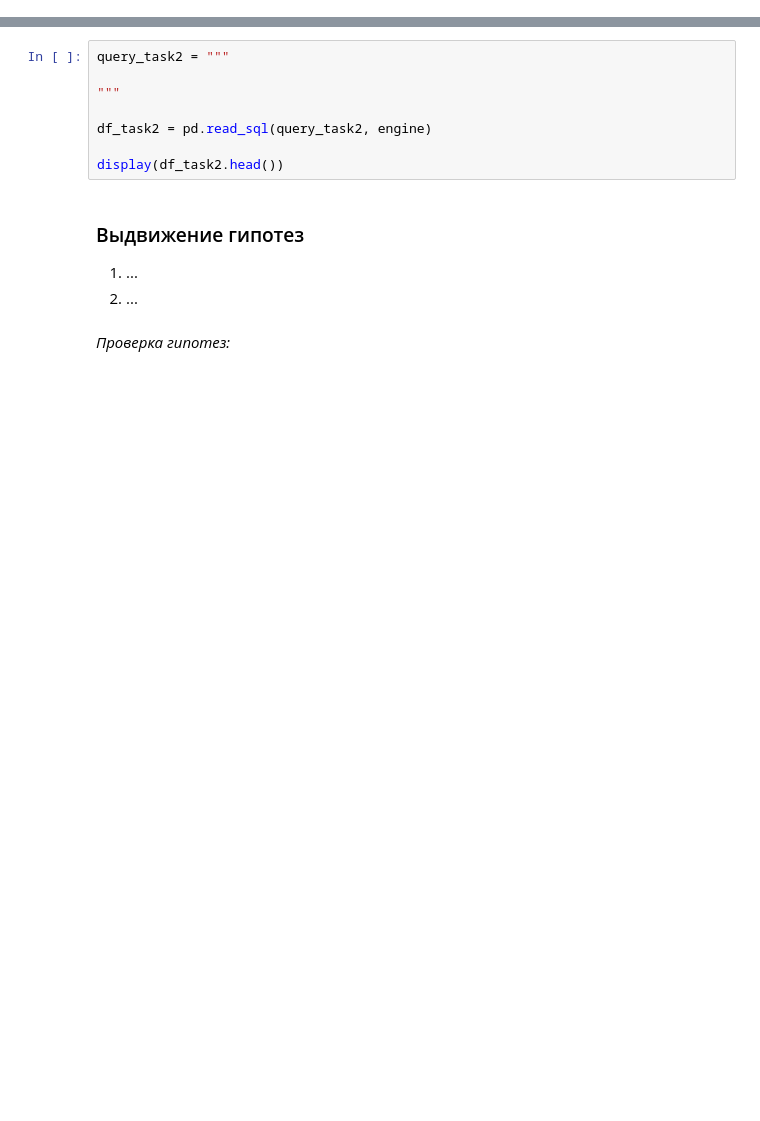
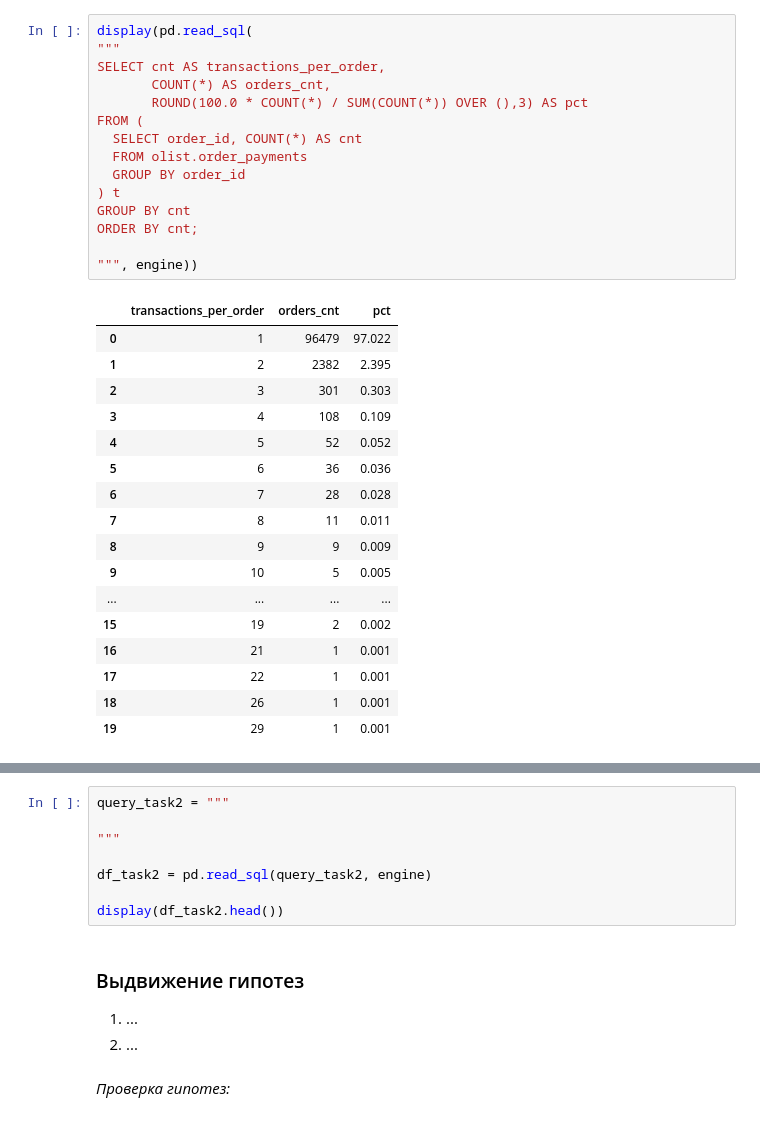
Before and after one commit to OPSphystech420/DB_Lab, a Jupyter notebook: lab_work.ipynb, the cells around one changed output, grey strips where cells are left out. Saved outputs shown, nothing was run; the diff lists cells and outputs as text; blank space fills up the shorter version.

```diff
--- a/lab_work.ipynb
+++ b/lab_work.ipynb
@@ -149,0 +331,33 @@ plt.show()
+# %%
+display(pd.read_sql(
+"""
+SELECT cnt AS transactions_per_order,
+       COUNT(*) AS orders_cnt,
+       ROUND(100.0 * COUNT(*) / SUM(COUNT(*)) OVER (),3) AS pct
+FROM (
+  SELECT order_id, COUNT(*) AS cnt
+  FROM olist.order_payments
+  GROUP BY order_id
+) t
+GROUP BY cnt
+ORDER BY cnt;
+
+""", engine))
+# %% [output]
+|  | transactions_per_order | orders_cnt | pct |
+| 0 | 1 | 96479 | 97.022 |
+| 1 | 2 | 2382 | 2.395 |
+| 2 | 3 | 301 | 0.303 |
+| 3 | 4 | 108 | 0.109 |
+| 4 | 5 | 52 | 0.052 |
+| 5 | 6 | 36 | 0.036 |
+| 6 | 7 | 28 | 0.028 |
+| 7 | 8 | 11 | 0.011 |
+| 8 | 9 | 9 | 0.009 |
+| 9 | 10 | 5 | 0.005 |
+| ... | ... | ... | ... |
+| 15 | 19 | 2 | 0.002 |
+| 16 | 21 | 1 | 0.001 |
+| 17 | 22 | 1 | 0.001 |
+| 18 | 26 | 1 | 0.001 |
+| 19 | 29 | 1 | 0.001 |
```
Also changed, not shown: parts of 49 cells of this notebook, 3 other files.
